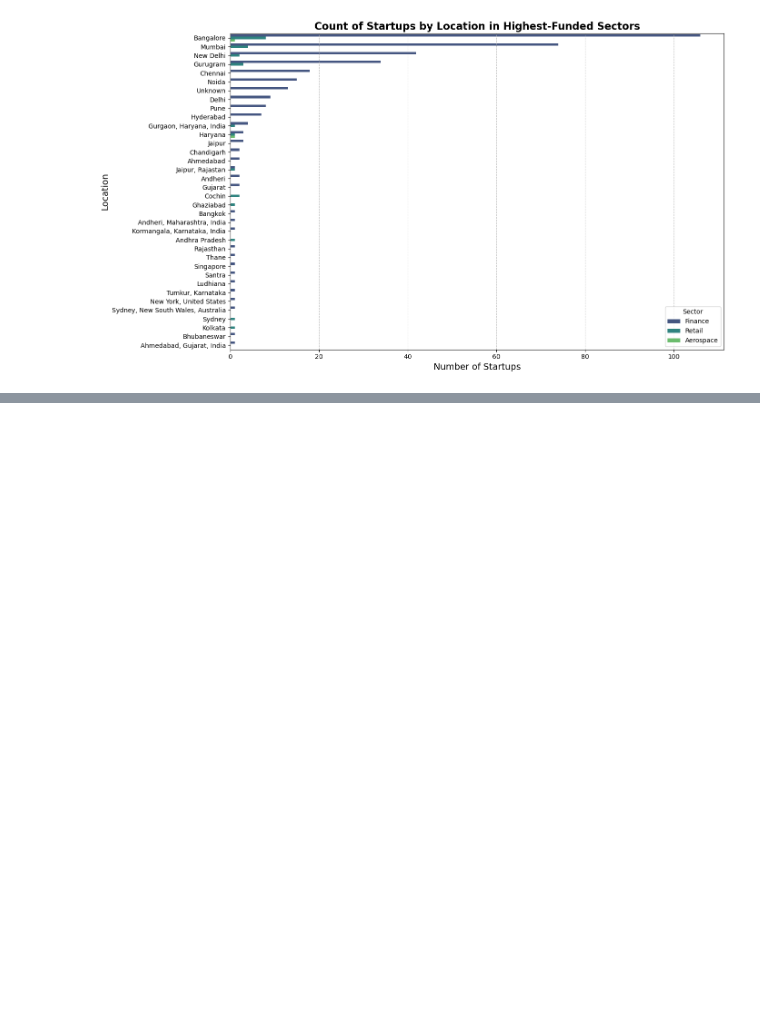
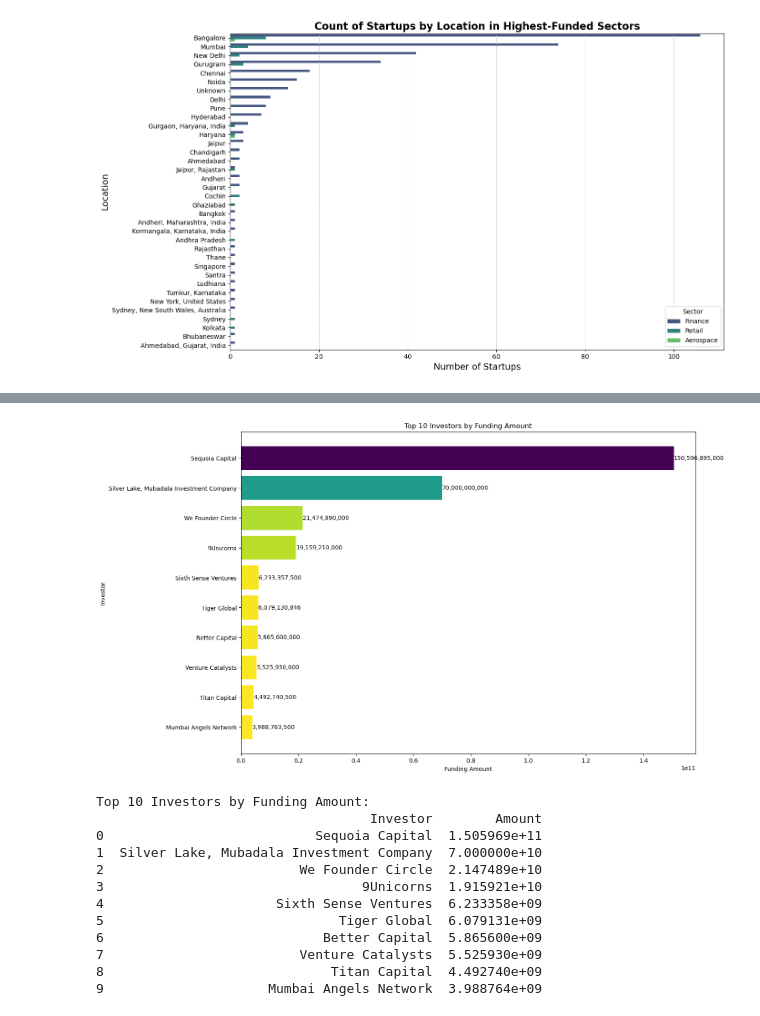
Before and after one commit to EfyaDufie2020/Indian-Start-Up-Ecosystem, a Jupyter notebook: Notebooks/indian start-up.ipynb, the cells around one changed output, grey strips where cells are left out. Cells and saved outputs as stored; diff of their text form; code cells hidden in the pictures; blank space fills up the shorter version.

```diff
--- a/Notebooks/indian start-up.ipynb
+++ b/Notebooks/indian start-up.ipynb
@@ -1553,3 +1895,45 @@ plt.show()
+# %%
+# Get the 10 top investors in the start-up ecosystem in india
+
+# Group by investor and sum the funding amounts
+investor_funding = df_combined.groupby('Investor')['Amount'].sum().sort_values(ascending=False).reset_index()
+
+# Get the top 10 investors with the highest funding amounts
+top_ten_investor_funding = investor_funding.head(10).reset_index(drop=True)
+
+# Plotting the results using pyplot with a colormap similar to seaborn's viridis
+plt.figure(figsize=(14, 10))
+colors = cm.viridis_r((top_ten_investor_funding['Amount'] - min(top_ten_investor_funding['Amount'])) / (max(top_ten_investor_funding['Amount']) - min(top_ten_investor_funding['Amount'])))
+bars = plt.barh(top_ten_investor_funding['Investor'], top_ten_investor_funding['Amount'], color=colors)
+plt.xlabel('Funding Amount')
+plt.ylabel('Investor')
+plt.title('Top 10 Investors by Funding Amount')
+plt.gca().invert_yaxis()  # Invert y-axis to display the highest funding amount at the top
+
+# Annotate the bars with the funding amounts
+for bar in bars:
+    plt.text(bar.get_width(), bar.get_y() + bar.get_height() / 2,
+             f'{bar.get_width():,.0f}', va='center', ha='left', fontsize=10, color='black')
+
+plt.show()
+
+# Display the top 10 investors with the highest funding amounts
+print("Top 10 Investors by Funding Amount:")
+print(top_ten_investor_funding)
+# %% [output]
+[figure, added]
+Top 10 Investors by Funding Amount:
+                                   Investor        Amount
+0                           Sequoia Capital  1.505969e+11
+1  Silver Lake, Mubadala Investment Company  7.000000e+10
+2                         We Founder Circle  2.147489e+10
+3                                 9Unicorns  1.915921e+10
+4                      Sixth Sense Ventures  6.233358e+09
+5                              Tiger Global  6.079131e+09
+6                            Better Capital  5.865600e+09
+7                         Venture Catalysts  5.525930e+09
+8                             Titan Capital  4.492740e+09
+9                     Mumbai Angels Network  3.988764e+09
 # %%
 csv_filename='Indian Start-Up Ecosystem-New.csv'
 df_combined.to_csv(csv_filename,index= False)
```
Also changed, not shown: parts of 21 cells of this notebook.
